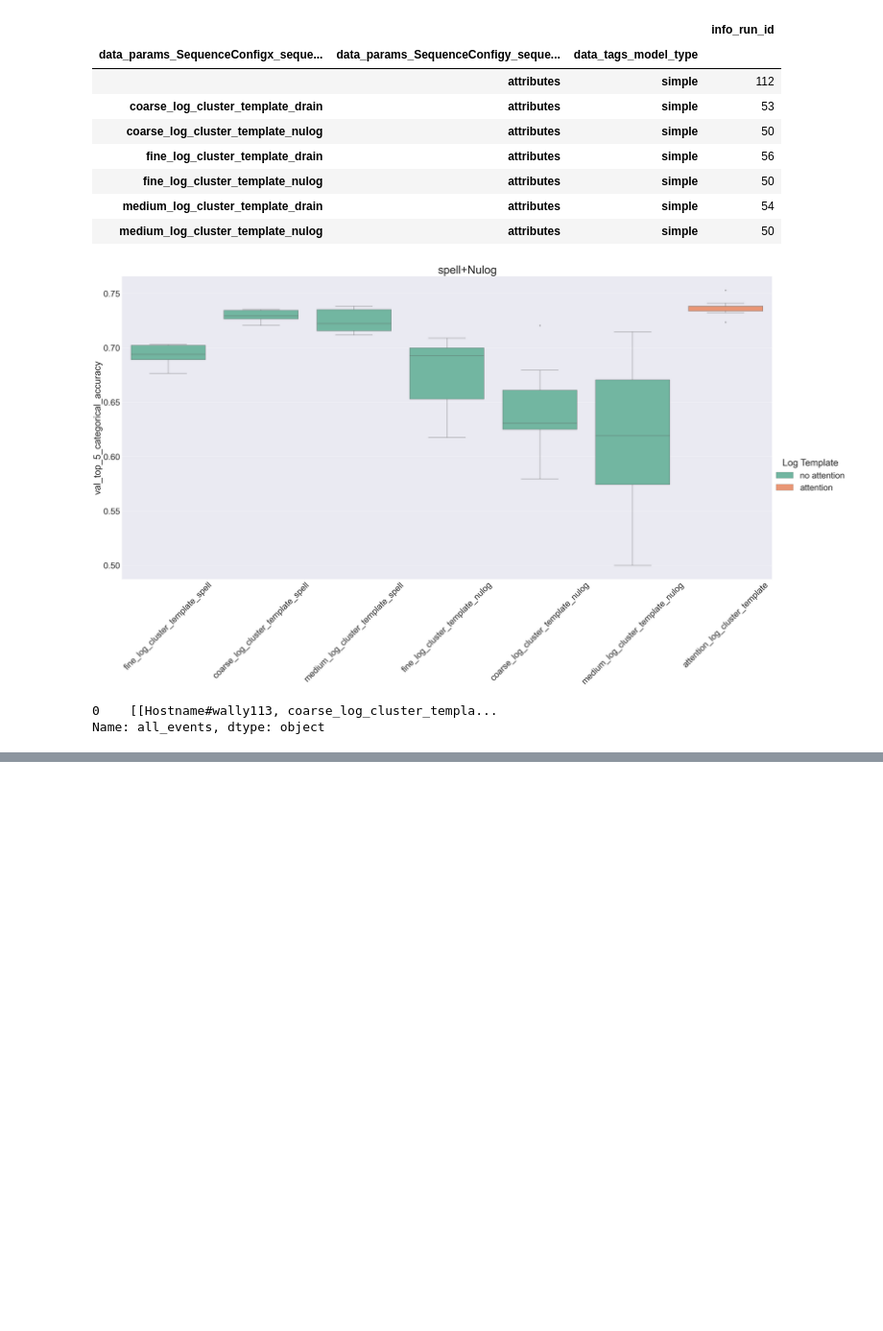
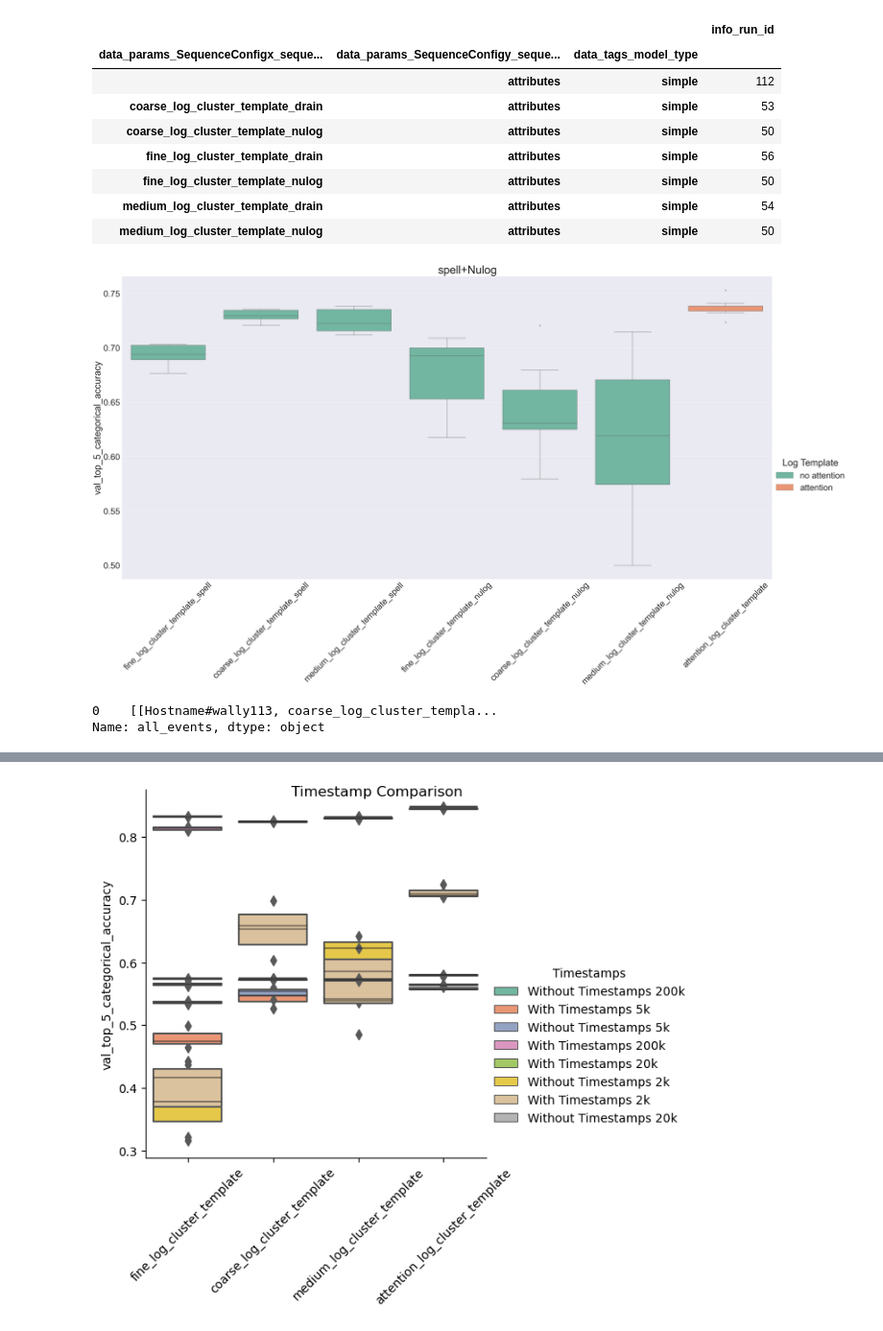
Before and after one commit to DerDoni/Domain-Guided-Monitoring, a Jupyter notebook: notebooks/Attention vs. no attention.ipynb, the cells around one changed output, grey strips where cells are left out. Shown at 96% size. Drawn from its saved outputs; the diff is of its cells as text; code cells hidden in the pictures; blank space fills up the shorter version.

Commit message:
plots for timestamps

```diff
--- a/notebooks/Attention vs. no attention.ipynb
+++ b/notebooks/Attention vs. no attention.ipynb
@@ -288,0 +297,17 @@ Name: all_events, dtype: object
+# %%
+huawei_df = mlflow_helper.huawei_run_df(
+    valid_x_columns=["fine_log_cluster_template", "coarse_log_cluster_template", "", "medium_log_cluster_template"],
+    valid_y_columns=["attributes"],
+    include_drain_hierarchy=False,
+)
+huawei_df = huawei_df[
+    huawei_df["data_params_ModelConfigbase_feature_embeddings_trainable"].astype(str) == "False"
+    ]
+
+huawei_df.groupby(by=[
+    "data_params_SequenceConfigx_sequence_column_name",
+    "data_params_SequenceConfigy_sequence_column_name",
+    "data_tags_model_type",
+]).agg({
+    "info_run_id": len
+})
@@ -288,0 +321,2 @@ Name: all_events, dtype: object
+# %%
+huawei_metrics_df = mlflow_helper.load_best_metrics_for_ids(set(huawei_df["info_run_id"]))
@@ -288,0 +338,49 @@ Name: all_events, dtype: object
+# %%
+df = huawei_metrics_df.copy()
+df["data_params_SequenceConfigx_sequence_column_name"] = df["data_params_SequenceConfigx_sequence_column_name"].apply(lambda x: {
+    "": "attention_log_cluster_template"
+}.get(x, x))
+
+# define conditions and choices
+conditions = [
+    (df['data_params_HuaweiPreprocessorConfigremove_dates_from_payload'] == "False") & (df['data_params_HuaweiPreprocessorConfigaggregated_log_file'] == 'data/logs_aggregated_concurrent_2000.csv'),
+    (df['data_params_HuaweiPreprocessorConfigremove_dates_from_payload'] == "False") & (df['data_params_HuaweiPreprocessorConfigaggregated_log_file'] == 'data/logs_aggregated_concurrent_5000.csv'),
+    (df['data_params_HuaweiPreprocessorConfigremove_dates_from_payload'] == "False") & (df['data_params_HuaweiPreprocessorConfigaggregated_log_file'] == 'data/logs_aggregated_concurrent_20000.csv'),
+    (df['data_params_HuaweiPreprocessorConfigremove_dates_from_payload'] == "False") & (df['data_params_HuaweiPreprocessorConfigaggregated_log_file'] == 'data/logs_aggregated_concurrent_200000.csv'),
+    (df['data_params_HuaweiPreprocessorConfigremove_dates_from_payload'] == "True") & (df['data_params_HuaweiPreprocessorConfigaggregated_log_file'] == 'data/logs_aggregated_concurrent_2000.csv'),
+    (df['data_params_HuaweiPreprocessorConfigremove_dates_from_payload'] == "True") & (df['data_params_HuaweiPreprocessorConfigaggregated_log_file'] == 'data/logs_aggregated_concurrent_5000.csv'),
+    (df['data_params_HuaweiPreprocessorConfigremove_dates_from_payload'] == "True") & (df['data_params_HuaweiPreprocessorConfigaggregated_log_file'] == 'data/logs_aggregated_concurrent_20000.csv'),
+    (df['data_params_HuaweiPreprocessorConfigremove_dates_from_payload'] == "True") & (df['data_params_HuaweiPreprocessorConfigaggregated_log_file'] == 'data/logs_aggregated_concurrent_200000.csv'),
+]
+
+choices = [
+    'With Timestamps 2k',
+    'With Timestamps 5k',
+    'With Timestamps 20k',
+    'With Timestamps 200k',
+    'Without Timestamps 2k',
+    'Without Timestamps 5k',
+    'Without Timestamps 20k',
+    'Without Timestamps 200k',
+]
+
+# create new column
+df["Timestamps"] = np.select(conditions, choices, default="Unknown")
+print(df["Timestamps"])
+
+
+#df["Timestamps"] = df["data_params_HuaweiPreprocessorConfigremove_dates_from_payload"].apply(lambda x: "With Timestamps" if x=="False" else "Without Timestamps")
+g = sns.catplot(
+    data=df,
+    hue="Timestamps",
+    x="data_params_SequenceConfigx_sequence_column_name",
+    y="val_top_5_categorical_accuracy_history_best",
+    order=["fine_log_cluster_template", "coarse_log_cluster_template", "medium_log_cluster_template", "attention_log_cluster_template"],
+    kind="boxen",
+    palette="Set2",
+    dodge=False,
+).set_xticklabels(rotation=45).set_titles("").set_axis_labels('', "val_top_5_categorical_accuracy")
+plt.savefig("timestamps_comparison.png", dpi=120, bbox_inches="tight")
+plt.suptitle("Timestamp Comparison")
+plt.show()
+# %% [output]
@@ -288,0 +399 @@ Name: all_events, dtype: object
+[figure, added]
```
Also changed, not shown: parts of 14 cells of this notebook.
